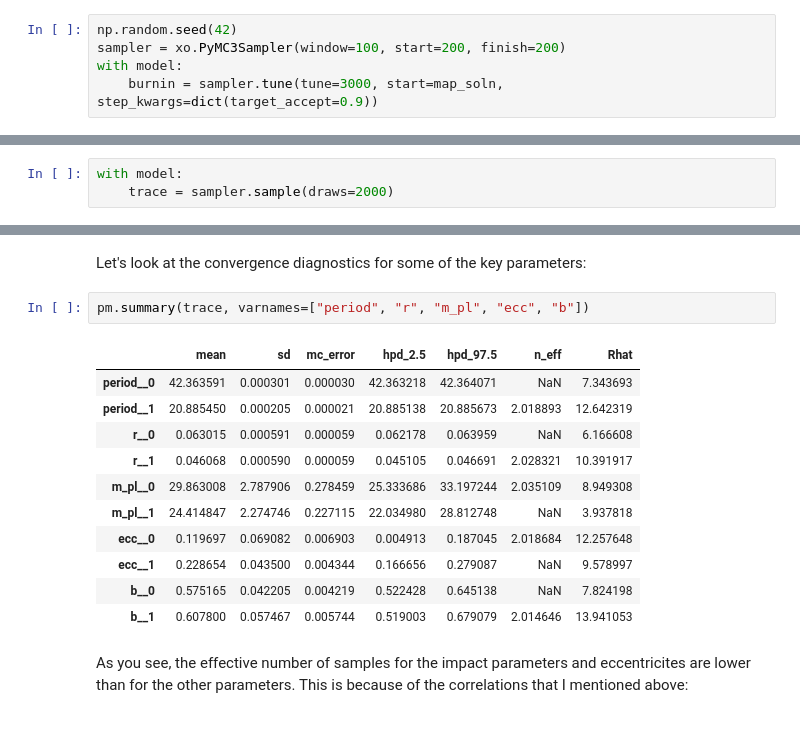
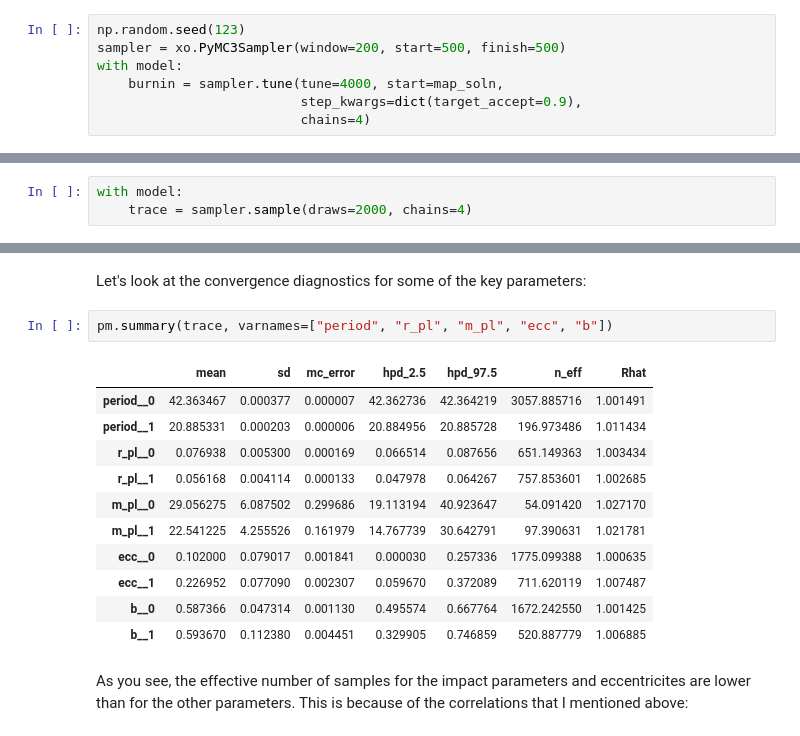
Before and after one commit to mrtommyb/l98-59-transitmodel, a Jupyter notebook: code/together.ipynb, the cells around one changed output, grey strips where cells are left out. Drawn from its saved outputs; the diff is of its cells as text.

```diff
--- a/code/together.ipynb
+++ b/code/together.ipynb
@@ -405,7 +473,9 @@ This is partly because the model is more expensive to compute than the previous
 It might be worth thinking about reparameterizations (in terms of duration instead of eccentricity), but that's beyond the scope of this tutorial.
 Besides, using more traditional MCMC methods, this would have taken a lot more than 2 hours to get >1000 effective samples!
 # %%
-np.random.seed(42)
-sampler = xo.PyMC3Sampler(window=100, start=200, finish=200)
+np.random.seed(123)
+sampler = xo.PyMC3Sampler(window=200, start=500, finish=500)
 with model:
-    burnin = sampler.tune(tune=3000, start=map_soln, step_kwargs=dict(target_accept=0.9))
+    burnin = sampler.tune(tune=4000, start=map_soln,
+                          step_kwargs=dict(target_accept=0.9),
+                          chains=4)
@@ -416,4 +482,4 @@ The chain contains only diverging samples. The model is probably misspecified.
 # %%
 with model:
-    trace = sampler.sample(draws=2000)
+    trace = sampler.sample(draws=2000, chains=4)
 # %% [output]
@@ -437,19 +493,19 @@ ERROR:pymc3:The estimated number of effective samples is smaller than 200 for so
 # %% [markdown]
 Let's look at the convergence diagnostics for some of the key parameters:
 # %%
-pm.summary(trace, varnames=["period", "r", "m_pl", "ecc", "b"])
+pm.summary(trace, varnames=["period", "r_pl", "m_pl", "ecc", "b"])
 # %% [output]
 |  | mean | sd | mc_error | hpd_2.5 | hpd_97.5 | n_eff | Rhat |
-| period__0 | 42.363591 | 0.000301 | 0.000030 | 42.363218 | 42.364071 | NaN | 7.343693 |
-| period__1 | 20.885450 | 0.000205 | 0.000021 | 20.885138 | 20.885673 | 2.018893 | 12.642319 |
-| r__0 | 0.063015 | 0.000591 | 0.000059 | 0.062178 | 0.063959 | NaN | 6.166608 |
-| r__1 | 0.046068 | 0.000590 | 0.000059 | 0.045105 | 0.046691 | 2.028321 | 10.391917 |
-| m_pl__0 | 29.863008 | 2.787906 | 0.278459 | 25.333686 | 33.197244 | 2.035109 | 8.949308 |
-| m_pl__1 | 24.414847 | 2.274746 | 0.227115 | 22.034980 | 28.812748 | NaN | 3.937818 |
-| ecc__0 | 0.119697 | 0.069082 | 0.006903 | 0.004913 | 0.187045 | 2.018684 | 12.257648 |
-| ecc__1 | 0.228654 | 0.043500 | 0.004344 | 0.166656 | 0.279087 | NaN | 9.578997 |
-| b__0 | 0.575165 | 0.042205 | 0.004219 | 0.522428 | 0.645138 | NaN | 7.824198 |
-| b__1 | 0.607800 | 0.057467 | 0.005744 | 0.519003 | 0.679079 | 2.014646 | 13.941053 |
+| period__0 | 42.363467 | 0.000377 | 0.000007 | 42.362736 | 42.364219 | 3057.885716 | 1.001491 |
+| period__1 | 20.885331 | 0.000203 | 0.000006 | 20.884956 | 20.885728 | 196.973486 | 1.011434 |
+| r_pl__0 | 0.076938 | 0.005300 | 0.000169 | 0.066514 | 0.087656 | 651.149363 | 1.003434 |
+| r_pl__1 | 0.056168 | 0.004114 | 0.000133 | 0.047978 | 0.064267 | 757.853601 | 1.002685 |
+| m_pl__0 | 29.056275 | 6.087502 | 0.299686 | 19.113194 | 40.923647 | 54.091420 | 1.027170 |
+| m_pl__1 | 22.541225 | 4.255526 | 0.161979 | 14.767739 | 30.642791 | 97.390631 | 1.021781 |
+| ecc__0 | 0.102000 | 0.079017 | 0.001841 | 0.000030 | 0.257336 | 1775.099388 | 1.000635 |
+| ecc__1 | 0.226952 | 0.077090 | 0.002307 | 0.059670 | 0.372089 | 711.620119 | 1.007487 |
+| b__0 | 0.587366 | 0.047314 | 0.001130 | 0.495574 | 0.667764 | 1672.242550 | 1.001425 |
+| b__1 | 0.593670 | 0.112380 | 0.004451 | 0.329905 | 0.746859 | 520.887779 | 1.006885 |
 # %% [markdown]
 As you see, the effective number of samples for the impact parameters and eccentricites are lower than for the other parameters.
 This is because of the correlations that I mentioned above:
```
Also changed, not shown: parts of 14 cells of this notebook, 38 other files.
